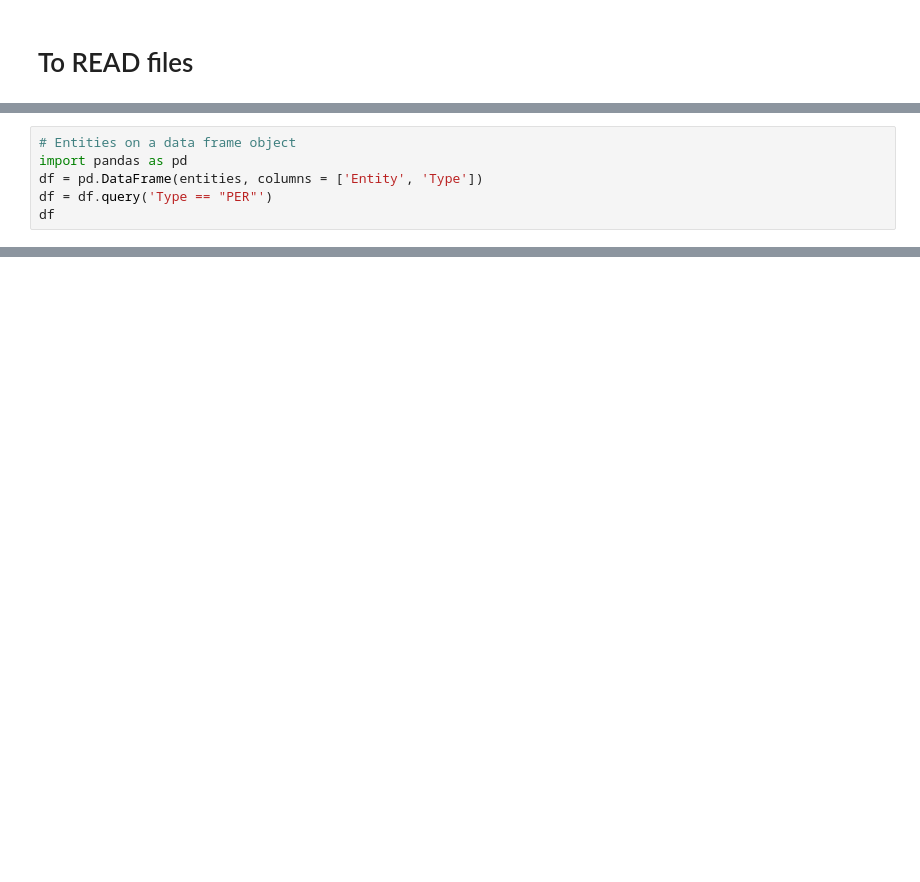
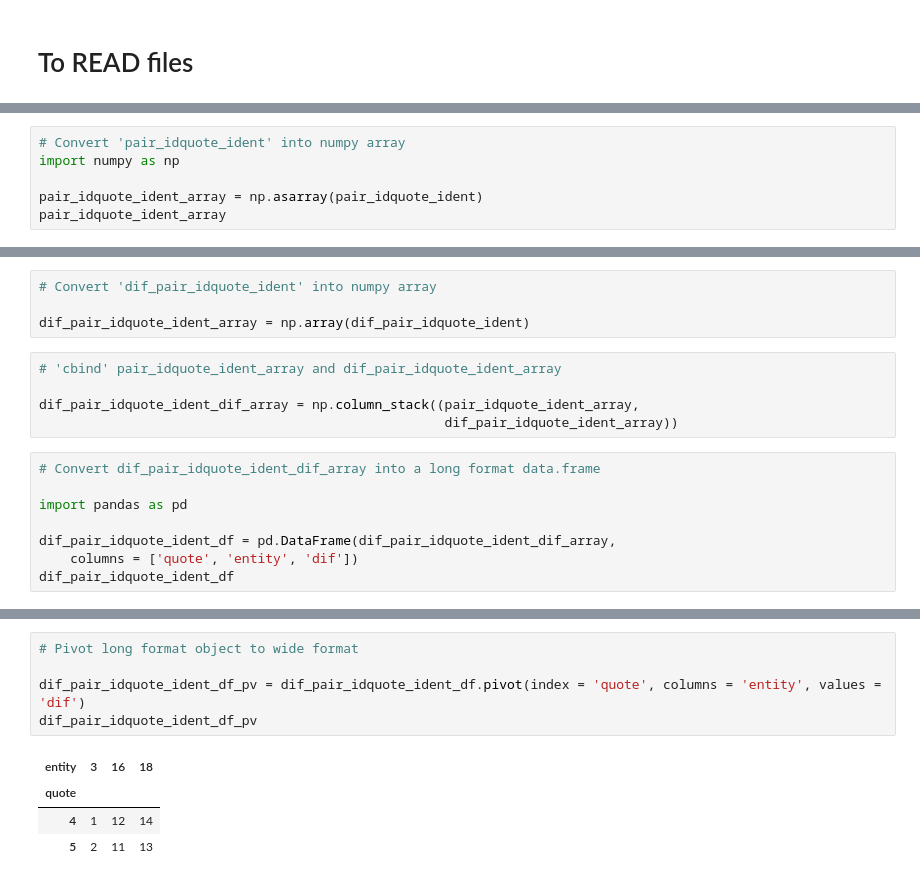
Before and after one commit to larissasayurifutino/repres_fem, a Jupyter notebook: SRC/03_entity_recog.ipynb, the cells around one changed output, grey strips where cells are left out. Saved outputs shown, nothing was run; the diff lists cells and outputs as text; blank space fills up the shorter version.

```diff
--- a/SRC/03_entity_recog.ipynb
+++ b/SRC/03_entity_recog.ipynb
@@ -113,0 +214,6 @@ entities
+# %%
+# Convert 'pair_idquote_ident' into numpy array
+import numpy as np
+
+pair_idquote_ident_array = np.asarray(pair_idquote_ident)
+pair_idquote_ident_array
@@ -114,7 +227,18 @@ entities
+# %%
+# Convert 'dif_pair_idquote_ident' into numpy array
+
+dif_pair_idquote_ident_array = np.array(dif_pair_idquote_ident)
+# %%
+# 'cbind' pair_idquote_ident_array and dif_pair_idquote_ident_array
+
+dif_pair_idquote_ident_dif_array = np.column_stack((pair_idquote_ident_array,
+                                                    dif_pair_idquote_ident_array))
 # %%
-# Entities on a data frame object
+# Convert dif_pair_idquote_ident_dif_array into a long format data.frame
+
 import pandas as pd
-df = pd.DataFrame(entities, columns = ['Entity', 'Type'])
-df = df.query('Type == "PER"')
-df
+
+dif_pair_idquote_ident_df = pd.DataFrame(dif_pair_idquote_ident_dif_array,
+    columns = ['quote', 'entity', 'dif'])
+dif_pair_idquote_ident_df
 # %% [output]
@@ -127,0 +252,10 @@ df
+# %%
+# Pivot long format object to wide format
+
+dif_pair_idquote_ident_df_pv = dif_pair_idquote_ident_df.pivot(index = 'quote', columns = 'entity', values = 'dif')
+dif_pair_idquote_ident_df_pv
+# %% [output]
+| entity | 3 | 16 | 18 |
+| quote |  |  |  |
+| 4 | 1 | 12 | 14 |
+| 5 | 2 | 11 | 13 |
```
Also changed, not shown: parts of 32 cells of this notebook.
